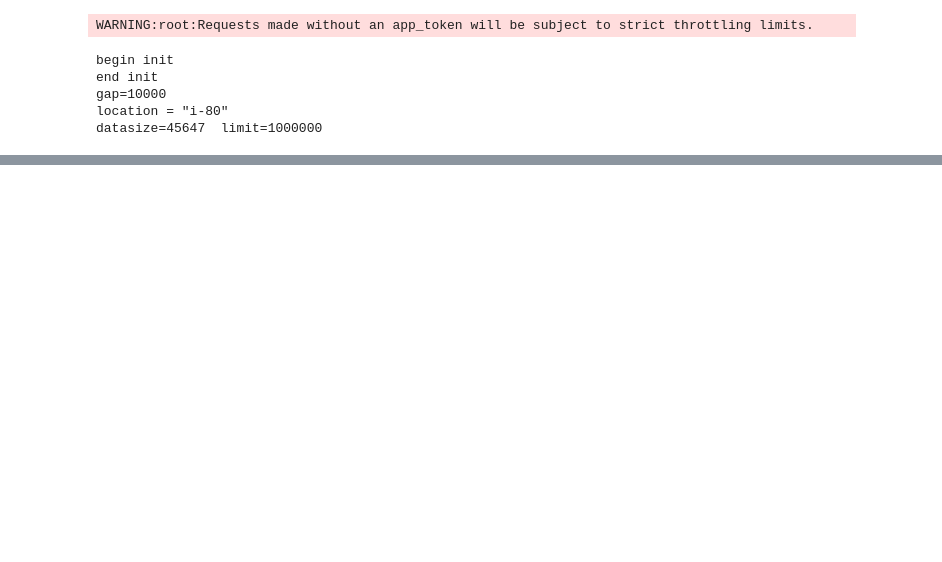
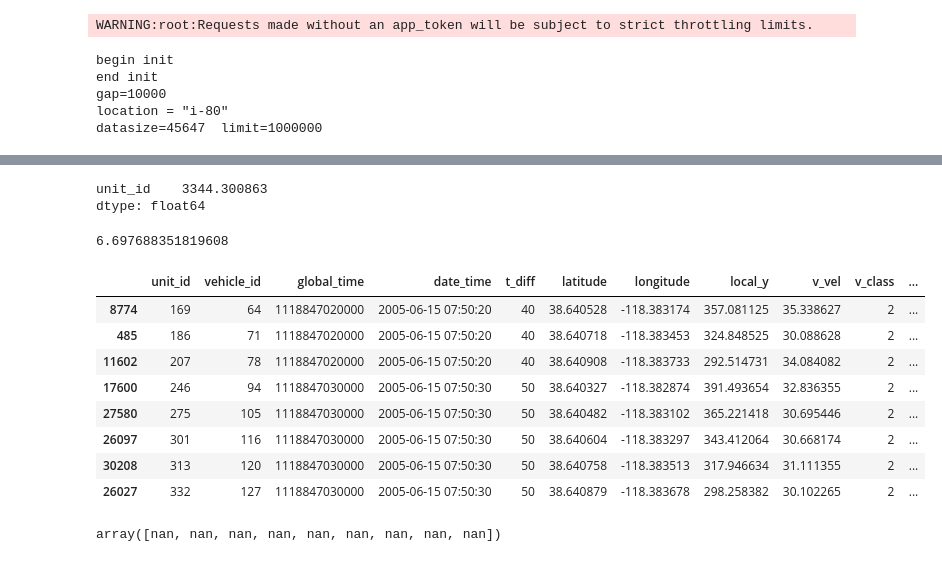
Before and after one commit to ZhaobinMo/NGSIM, a Jupyter notebook: dataprocess.ipynb, the cells around one changed output, grey strips where cells are left out. Drawn from its saved outputs; the diff is of its cells as text; code cells hidden in the pictures; blank space fills up the shorter version.

```diff
--- a/dataprocess.ipynb
+++ b/dataprocess.ipynb
@@ -116,0 +150,9 @@ dfSet
+# %%
+# def tpinit():
+cellWindow_s = [x for x in range(25-4 , 25+4  +1 )]
+initSpatial = 3.1863792
+distSpatial = 13.473609871999997
+initTemperal = 0.0
+diffTemperal = 27.71
+spatialWindow = [initSpatial + cellWindow[0] * distSpatial, initSpatial + cellWindow[1] * distSpatial]
+L = (spatialWindow[1] - spatialWindow[0]) * 0.000621371
@@ -116,0 +161,30 @@ dfSet
+# %%
+lane_id = 2
+df = dfSet[dfSet['lane_id'] == lane_id]
+q_rou = np.zeros( (mapMat.shape[1]-1,2) )   # ??? shall we -1?
+for idx_time in range(mapMat.shape[1]-1):
+    cellWindow_t = [idx_time]
+    timeWindow = [ initSpatial + idx_time*diffTemperal, initSpatial + (idx_time+1)*diffTemperal  ]
+
+    # time travel
+    tt = diffTemperal
+    subMapMat = mapMat[cellWindow_s, cellWindow_t]
+    subMapMat = subMapMat[~np.isnan(subMapMat)]
+    if np.
+
+    # average speed
+    aveSpeed = sum(subMapMat)/len(subMapMat)
+
+    # average number of vehicles
+    mask_t = (df['t_diff'] >= timeWindow[0]) & (df['t_diff'] < timeWindow[1])
+    mask_s = (df['local_y'] >= spatialWindow[0]) & (df['local_y'] < spatialWindow[1])
+    sub_df = df.loc[(mask_t&mask_s),:]
+    N_unitId = sub_df[['unit_id']].drop_duplicates('unit_id').count()
+    rou = N_unitId/L/1 # 1 is the sample time, change later
+
+    # q
+    q = aveSpeed * rou
+
+    #
+    q_rou[idx_time,0] = q
+    q_rou[idx_time,1] = rou
@@ -116,0 +215,32 @@ dfSet
+# %%
+q
+# %% [output]
+unit_id    3344.300863
+dtype: float64
+# %%
+aveSpeed = sum(subMapMat)/len(subMapMat)
+L
+# %% [output]
+6.697688351819608
+# %%
+mask_t = (df['t_diff'] >= timeWindow[0]) & (df['t_diff'] < timeWindow[1])
+mask_s = (df['local_y'] >= spatialWindow[0]) & (df['local_y'] < spatialWindow[1])
+sub_df = df.loc[(mask_t&mask_s),:]
+N_unitId = sub_df[['unit_id']].drop_duplicates('unit_id').count()
+sub_df
+# %% [output]
+|  | unit_id | vehicle_id | global_time | date_time | t_diff | latitude | longitude | local_y | v_vel | v_class | ... |
+| 8774 | 169 | 64 | 1118847020000 | 2005-06-15 07:50:20 | 40 | 38.640528 | -118.383174 | 357.081125 | 35.338627 | 2 | ... |
+| 485 | 186 | 71 | 1118847020000 | 2005-06-15 07:50:20 | 40 | 38.640718 | -118.383453 | 324.848525 | 30.088628 | 2 | ... |
+| 11602 | 207 | 78 | 1118847020000 | 2005-06-15 07:50:20 | 40 | 38.640908 | -118.383733 | 292.514731 | 34.084082 | 2 | ... |
+| 17600 | 246 | 94 | 1118847030000 | 2005-06-15 07:50:30 | 50 | 38.640327 | -118.382874 | 391.493654 | 32.836355 | 2 | ... |
+| 27580 | 275 | 105 | 1118847030000 | 2005-06-15 07:50:30 | 50 | 38.640482 | -118.383102 | 365.221418 | 30.695446 | 2 | ... |
+| 26097 | 301 | 116 | 1118847030000 | 2005-06-15 07:50:30 | 50 | 38.640604 | -118.383297 | 343.412064 | 30.668174 | 2 | ... |
+| 30208 | 313 | 120 | 1118847030000 | 2005-06-15 07:50:30 | 50 | 38.640758 | -118.383513 | 317.946634 | 31.111355 | 2 | ... |
+| 26027 | 332 | 127 | 1118847030000 | 2005-06-15 07:50:30 | 50 | 38.640879 | -118.383678 | 298.258382 | 30.102265 | 2 | ... |
+# %%
+subMapMat = mapMat[cellWindow_s, cellWindow_t]
+#subMapMat = subMapMat[~np.isnan(subMapMat)]
+subMapMat
+# %% [output]
+array([nan, nan, nan, nan, nan, nan, nan, nan, nan])
```
Also changed, not shown: parts of 13 cells of this notebook, 5 other files.
